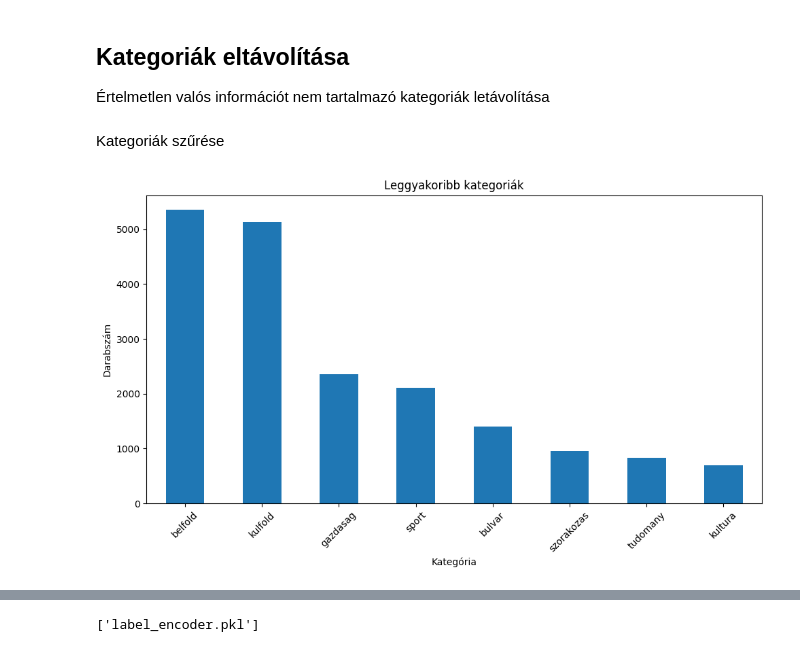
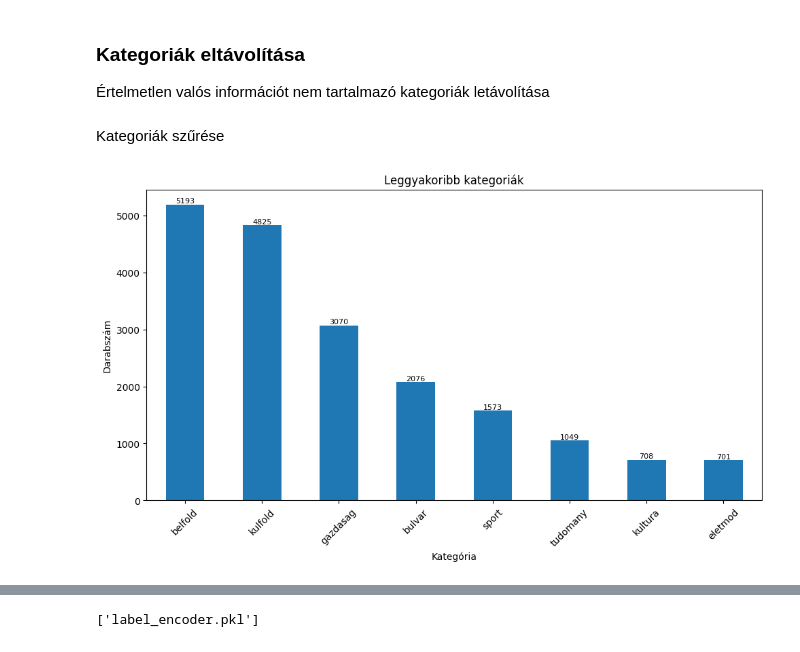
Before and after one commit to kpeter1994/cubix_ml_vizsga, a Jupyter notebook: ml/baseline_model.ipynb, the cells around one changed output, grey strips where cells are left out. Cells and saved outputs as stored; diff of their text form; code cells hidden in the pictures.

```diff
--- a/ml/baseline_model.ipynb
+++ b/ml/baseline_model.ipynb
@@ -56 +117,3 @@ df
+# %%
+df.dropna(inplace=True)
 # %% [markdown]
@@ -59,48 +122,66 @@ df
 df['category'] = df['category'].replace({
     'global': 'kulfold',
     'hirtvkulfold': 'kulfold',
+    'kulpol': 'kulfold',
     'nagyvilag': 'kulfold',
     'vilag': 'kulfold',
     'celeb': 'bulvar',
     'sztarok': 'bulvar',
     'sztarvilag': 'bulvar',
     'kultur': 'kultura',
-    'teve': 'szorakozas',
+    'teve': 'bulvar',
     'techtud': 'tudomany',
     'techbazis': 'tudomany',
+    'tech-tudomany': 'tudomany',
+    'tech': 'tudomany',
     'itthon': 'belfold',
     'belpol': 'belfold',
     'politika': 'belfold',
     'nemzetkozi-gazdasag': 'gazdasag',
     'uzlet': 'gazdasag',
     'penz': 'gazdasag',
+    'bank': 'gazdasag',
+    'befektetes': 'gazdasag',
+    'deviza': 'gazdasag',
     'vilaggazdasag-magyar-gazdasag': 'gazdasag',
+    'elet-stilus': 'eletmod',
+    'ferfiaknak': 'eletmod',
+    'test-es-lelek': 'eletmod',
+    'bunugyek': 'baleset-bunugy',
+    'futball': 'sport',
+    'foci': 'sport',
+    'szorakozas': 'bulvar',
 })
 # %% [markdown]
-## Kategoriák eltávolítása
+### Kategoriák eltávolítása
 Értelmetlen valós információt nem tartalmazó kategoriák letávolítása
 # %%
-df = df[~df['category'].isin(['2023', 'hirek', 'aktualis'])]
+df = df[~df['category'].isin(['2023', 'hirek', 'hirado', 'aktualis', 'mindekozben'])]
 # %% [markdown]
 Kategoriák szűrése
 # %%
 category_counts = df['category'].value_counts()
 
-valid_categories = category_counts[category_counts >= 500].index
+valid_categories = category_counts[category_counts >= 300].index
 
 df = df[df['category'].isin(valid_categories)]
 # %%
 import matplotlib.pyplot as plt
 
 top_categories = df['category'].value_counts().nlargest(20)
 
 plt.figure(figsize=(10, 6))
-top_categories.plot(kind='bar')
+ax = top_categories.plot(kind='bar')
+
 plt.title('Leggyakoribb kategoriák')
 plt.xlabel('Kategória')
 plt.ylabel('Darabszám')
 plt.xticks(rotation=45)
 plt.tight_layout()
+
+for i, value in enumerate(top_categories.values):
+    ax.text(i, value + 5, str(value), ha='center', va='bottom', fontsize=8)
+
 plt.show()
 # %% [output]
-[figure, old version]
+[figure, new version]
```
Also changed, not shown: parts of 42 cells of this notebook, 17 other files.
